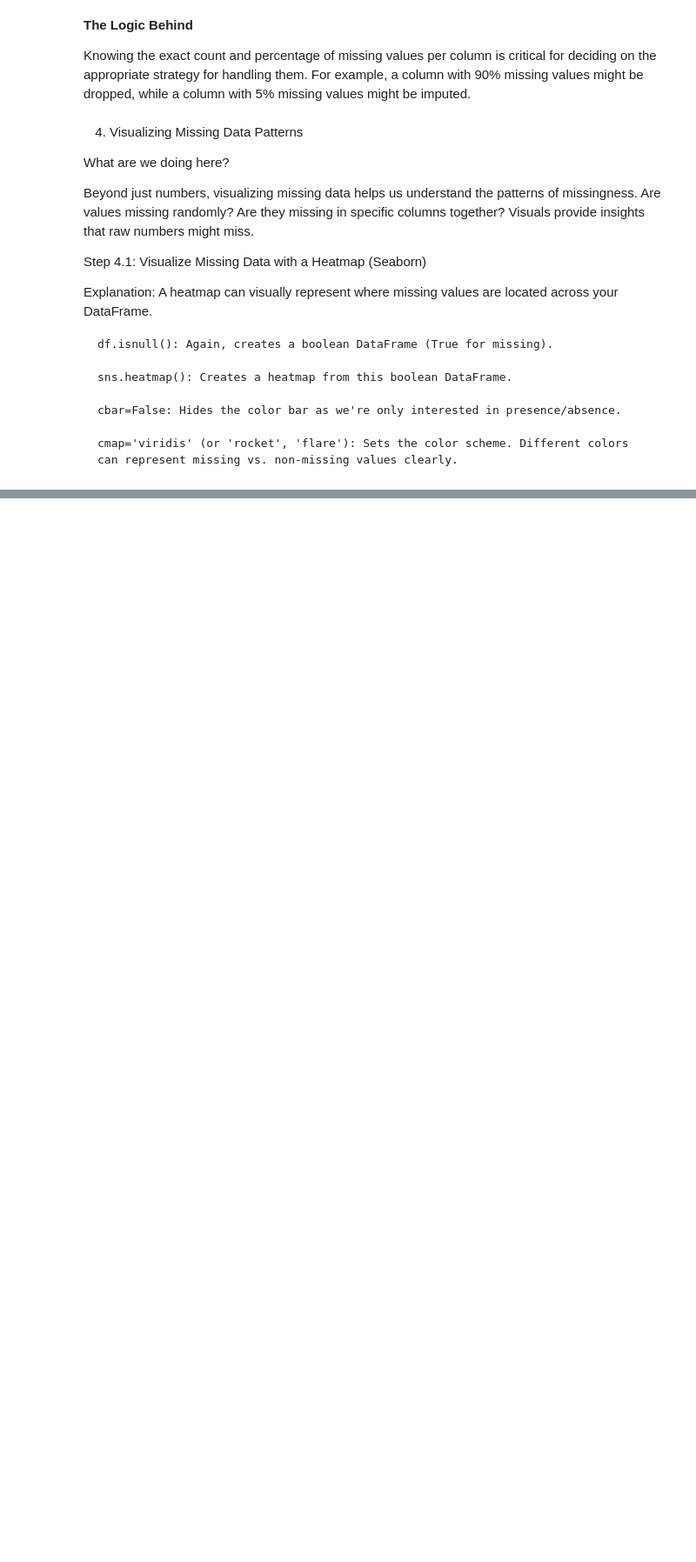
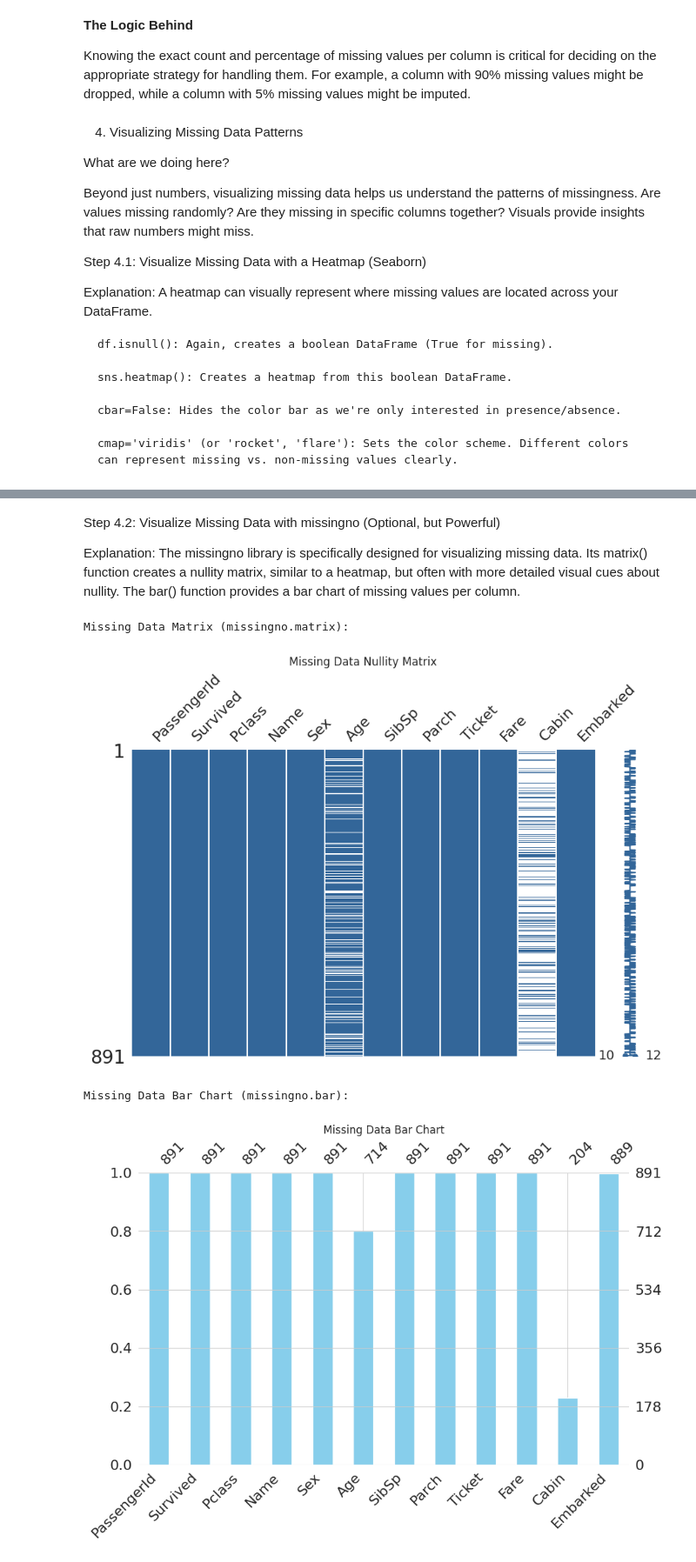
Before and after one commit to iremcira/Python-Pandas-Titanic-Missing-Data-Tutorial, a Jupyter notebook: titanic-missing-data-tutorial.ipynb, the cells around one changed output, grey strips where cells are left out. Shown at 87% size. Drawn from its saved outputs; the diff is of its cells as text; code cells hidden in the pictures; blank space fills up the shorter version.

```diff
--- a/titanic-missing-data-tutorial.ipynb
+++ b/titanic-missing-data-tutorial.ipynb
@@ -213,0 +231,25 @@ A heatmap can visually represent where missing values are located across your Da
+# %% [markdown]
+Step 4.2: Visualize Missing Data with missingno (Optional, but Powerful)
+
+Explanation:
+The missingno library is specifically designed for visualizing missing data. Its matrix() function creates a nullity matrix, similar to a heatmap, but often with more detailed visual cues about nullity. The bar() function provides a bar chart of missing values per column.
+# %%
+# You might need to install missingno first:
+# !pip install missingno
+
+import missingno as msno
+
+print("\nMissing Data Matrix (missingno.matrix):")
+msno.matrix(df, figsize=(10, 6), color=(0.2, 0.4, 0.6)) # Custom color
+plt.title('Missing Data Nullity Matrix')
+plt.show()
+
+print("\nMissing Data Bar Chart (missingno.bar):")
+msno.bar(df, figsize=(10, 6), color='skyblue')
+plt.title('Missing Data Bar Chart')
+plt.show()
+# %% [output]
+Missing Data Matrix (missingno.matrix):
+[figure, added]
+Missing Data Bar Chart (missingno.bar):
+[figure, added]
```
Also changed, not shown: parts of 16 cells of this notebook, 2 other files.
